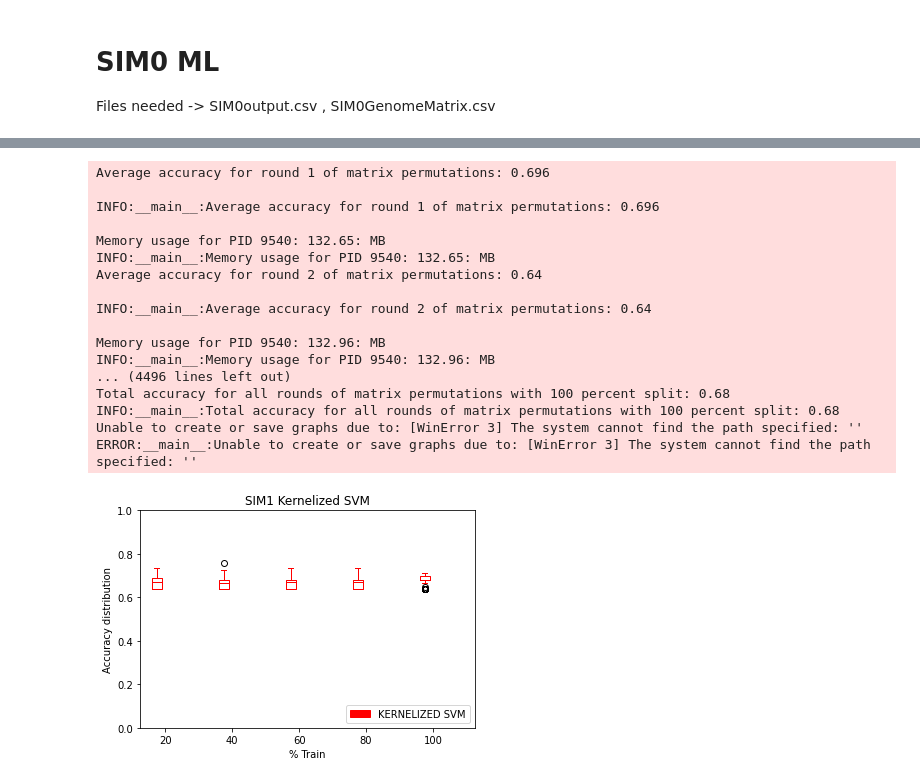
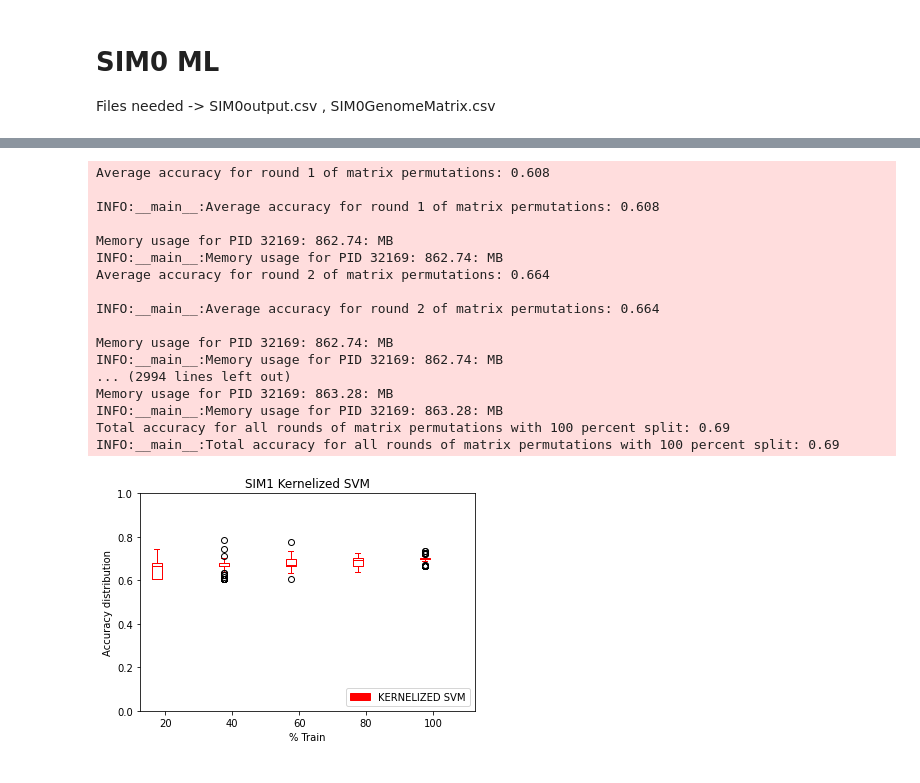
Before and after one commit to SlayerAnsh/NetFlowOpt, a Jupyter notebook: NetworkFlow.ipynb, the cells around one changed output, grey strips where cells are left out. Saved outputs shown, nothing was run; the diff lists cells and outputs as text; code cells hidden in the pictures.

```diff
--- a/NetworkFlow.ipynb
+++ b/NetworkFlow.ipynb
@@ -1268,29 +1268,29 @@ INFO:_
 # %%
 # ML on SIM1 genomes
 output_file = os.path.abspath('./DataReadyForML/Sim0Output.csv')
 sim1_similarity_matrix_file = os.path.abspath('./DataReadyForML/Sim1SimilarityMatrixfinal.csv')
 analysis_type = 'CLASSIFICATION' # REGRESSION or CLASSIFICATION
 
-num_permutations = 150
+num_permutations = 100
 
 data_processor = MachineLearningDataProcessingService(num_permutations)
 data_processor.performMachineLearningOnSIM1(output_file, sim1_similarity_matrix_file, analysis_type)
 # %% [output]
-Average accuracy for round 1 of matrix permutations: 0.696
+Average accuracy for round 1 of matrix permutations: 0.608
 
-INFO:__main__:Average accuracy for round 1 of matrix permutations: 0.696
+INFO:__main__:Average accuracy for round 1 of matrix permutations: 0.608
 
-Memory usage for PID 9540: 132.65: MB
-INFO:__main__:Memory usage for PID 9540: 132.65: MB
-Average accuracy for round 2 of matrix permutations: 0.64
+Memory usage for PID 32169: 862.74: MB
+INFO:__main__:Memory usage for PID 32169: 862.74: MB
+Average accuracy for round 2 of matrix permutations: 0.664
 
-INFO:__main__:Average accuracy for round 2 of matrix permutations: 0.64
+INFO:__main__:Average accuracy for round 2 of matrix permutations: 0.664
 
-Memory usage for PID 9540: 132.96: MB
-INFO:__main__:Memory usage for PID 9540: 132.96: MB
-... (4496 lines left out)
-Total accuracy for all rounds of matrix permutations with 100 percent split: 0.68
-INFO:__main__:Total accuracy for all rounds of matrix permutations with 100 percent split: 0.68
-Unable to create or save graphs due to: [WinError 3] The system cannot find the path specified: ''
-ERROR:__main__:Unable to create or save graphs due to: [WinError 3] The system cannot find the path specified: ''
+Memory usage for PID 32169: 862.74: MB
+INFO:__main__:Memory usage for PID 32169: 862.74: MB
+... (2994 lines left out)
+Memory usage for PID 32169: 863.28: MB
+INFO:__main__:Memory usage for PID 32169: 863.28: MB
+Total accuracy for all rounds of matrix permutations with 100 percent split: 0.69
+INFO:__main__:Total accuracy for all rounds of matrix permutations with 100 percent split: 0.69
-[figure, old version]
+[figure, new version]
```
Also changed, not shown: parts of 1 cell of this notebook, 5 other files.
